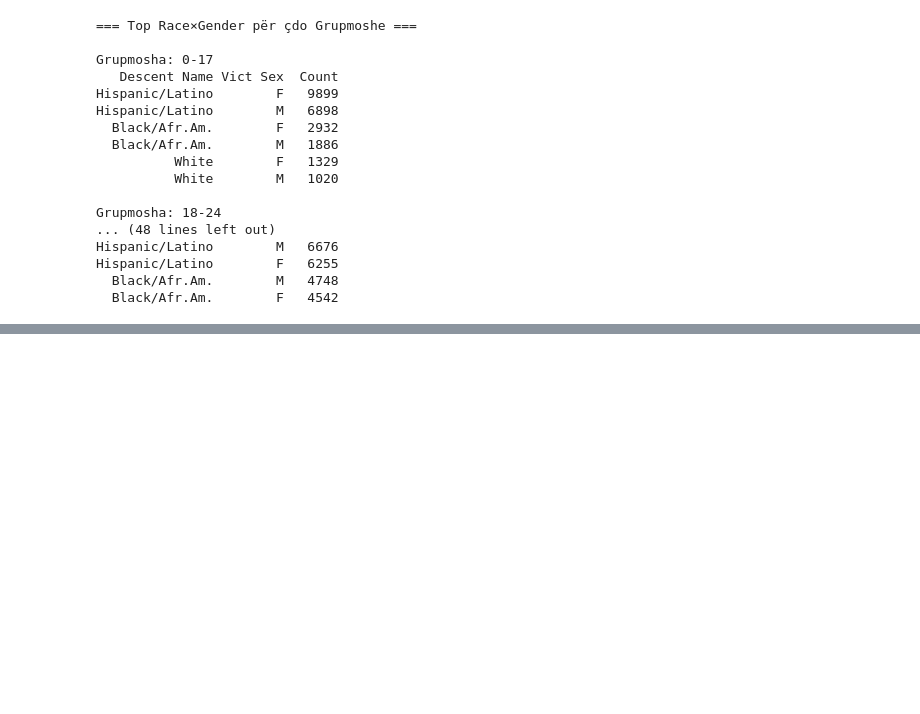
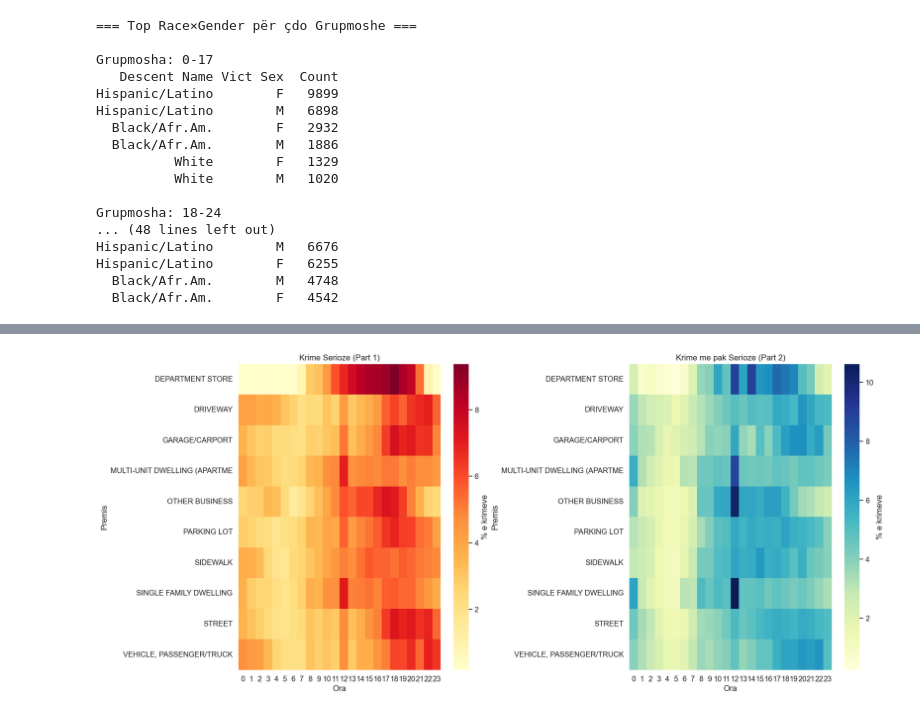
Before and after one commit to kle-di/LAPD-Crime-Analysis, a Jupyter notebook: Crime_analysis.ipynb, the cells around one changed output, grey strips where cells are left out. Saved outputs shown, nothing was run; the diff lists cells and outputs as text; code cells hidden in the pictures; blank space fills up the shorter version.

Commit message:
3 new interesting question graphs

```diff
--- a/Crime_analysis.ipynb
+++ b/Crime_analysis.ipynb
@@ -890,0 +896,34 @@ Hispanic/Latino        F   6255
+# %%
+df_q3 = df.dropna(subset=["TIME OCC", "Premis Desc", "Part 1-2"]).copy()
+df_q3["TIME OCC"] = pd.to_numeric(df_q3["TIME OCC"], errors="coerce")
+df_q3["Part 1-2"] = pd.to_numeric(df_q3["Part 1-2"], errors="coerce")
+df_q3 = df_q3.dropna(subset=["TIME OCC", "Part 1-2"])
+df_q3["Hour"] = (df_q3["TIME OCC"] // 100).astype(int).clip(0, 23)
+
+top_premis = df_q3["Premis Desc"].value_counts().head(10).index
+df_top = df_q3[df_q3["Premis Desc"].isin(top_premis)].copy()
+df_top["Premis_Short"] = df_top["Premis Desc"].str[:28]
+
+part1_piv = df_top[df_top["Part 1-2"] == 1].groupby(["Premis_Short", "Hour"]).size().unstack(fill_value=0)
+part2_piv = df_top[df_top["Part 1-2"] == 2].groupby(["Premis_Short", "Hour"]).size().unstack(fill_value=0)
+
+part1_piv = part1_piv.reindex(columns=range(24), fill_value=0)
+part2_piv = part2_piv.reindex(columns=range(24), fill_value=0)
+part1_piv = part1_piv.div(part1_piv.sum(axis=1), axis=0) * 100
+part2_piv = part2_piv.div(part2_piv.sum(axis=1), axis=0) * 100
+
+fig, axes = plt.subplots(1, 2, figsize=(18, 8))
+sns.heatmap(part1_piv, ax=axes[0], cmap="YlOrRd", cbar_kws={"label": "% e krimeve"})
+sns.heatmap(part2_piv, ax=axes[1], cmap="YlGnBu", cbar_kws={"label": "% e krimeve"})
+
+axes[0].set_title("Krime Serioze (Part 1)")
+axes[1].set_title("Krime me pak Serioze (Part 2)")
+axes[0].set_xlabel("Ora")
+axes[1].set_xlabel("Ora")
+axes[0].set_ylabel("Premis")
+axes[1].set_ylabel("Premis")
+
+plt.tight_layout()
+plt.show()
+# %% [output]
+[figure, added]
```
Also changed, not shown: parts of 7 cells of this notebook.
